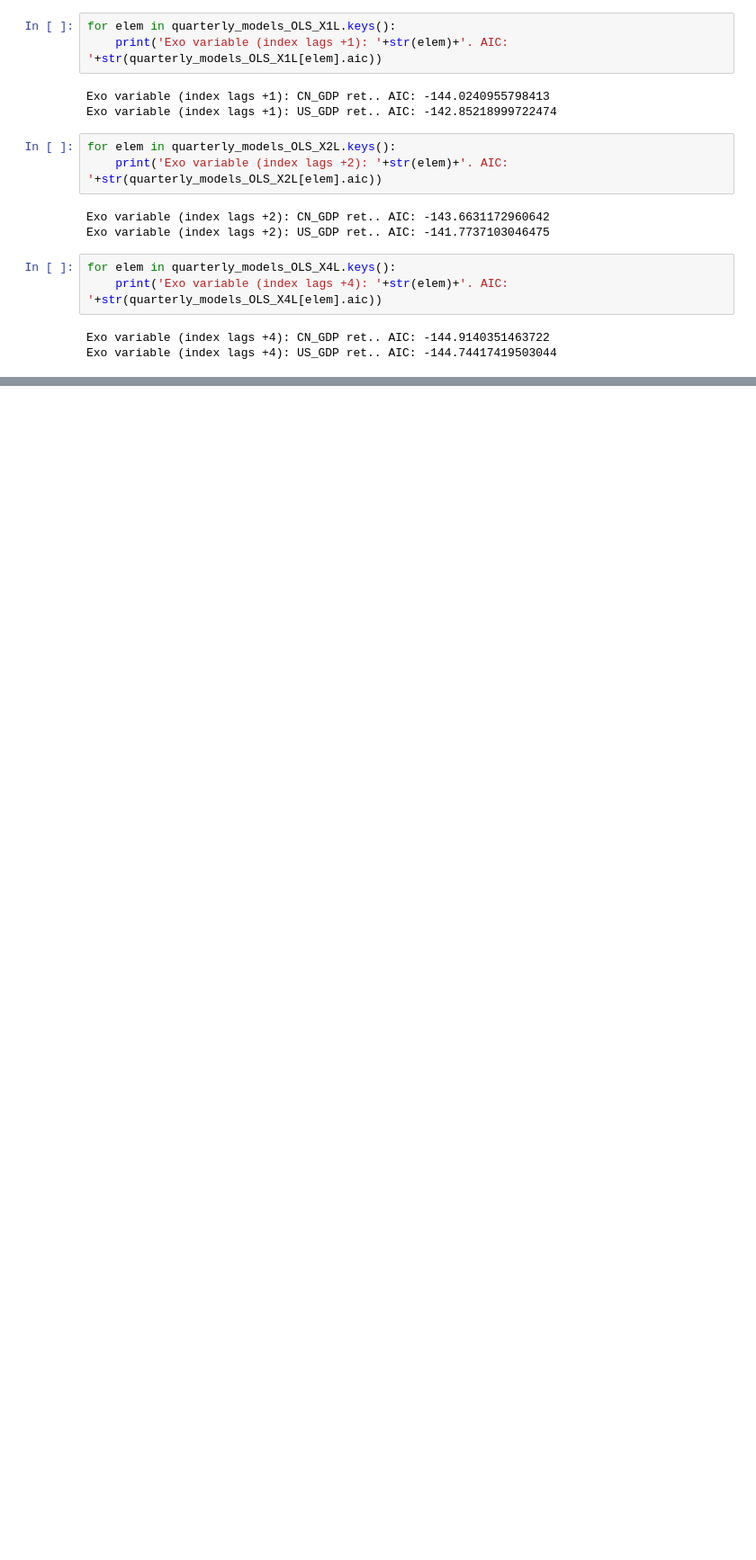
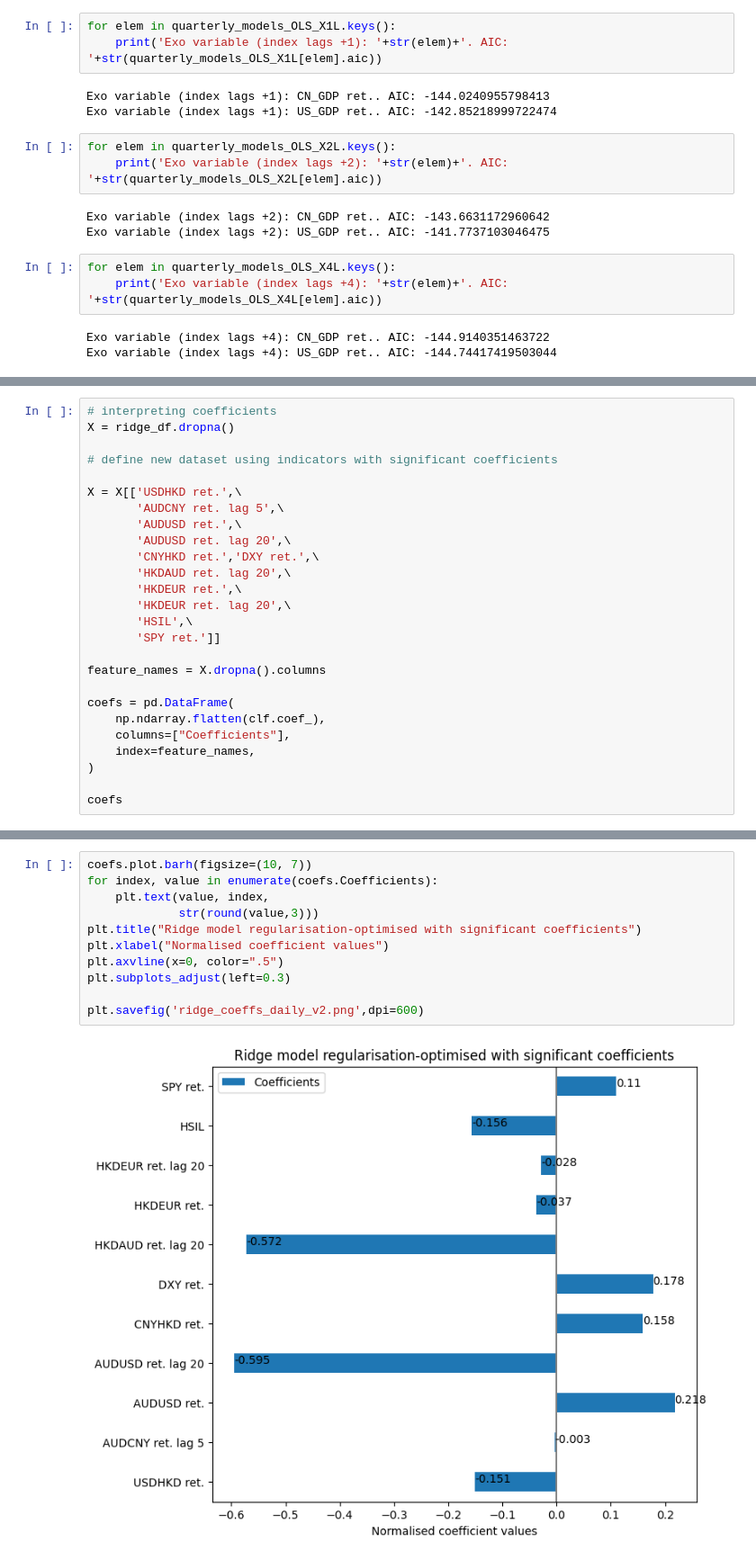
Before and after one commit to jjiaoyuwang/WQU-capstone, a Jupyter notebook: macro-appraisal.ipynb, the cells around one changed output, grey strips where cells are left out. Shown at 90% size. Drawn from its saved outputs; the diff is of its cells as text; blank space fills up the shorter version.

```diff
--- a/macro-appraisal.ipynb
+++ b/macro-appraisal.ipynb
@@ -1082,0 +1396,26 @@ Exo variable (index lags +4): US_GDP ret.. AIC: -144.74417419503044
+# %%
+# interpreting coefficients
+X = ridge_df.dropna()
+
+# define new dataset using indicators with significant coefficients
+
+X = X[['USDHKD ret.',\
+       'AUDCNY ret. lag 5',\
+       'AUDUSD ret.',\
+       'AUDUSD ret. lag 20',\
+       'CNYHKD ret.','DXY ret.',\
+       'HKDAUD ret. lag 20',\
+       'HKDEUR ret.',\
+       'HKDEUR ret. lag 20',\
+       'HSIL',\
+       'SPY ret.']]
+
+feature_names = X.dropna().columns
+
+coefs = pd.DataFrame(
+    np.ndarray.flatten(clf.coef_),
+    columns=["Coefficients"],
+    index=feature_names,
+)
+
+coefs
@@ -1082,0 +1448,13 @@ Exo variable (index lags +4): US_GDP ret.. AIC: -144.74417419503044
+# %%
+coefs.plot.barh(figsize=(10, 7))
+for index, value in enumerate(coefs.Coefficients):
+    plt.text(value, index,
+             str(round(value,3)))
+plt.title("Ridge model regularisation-optimised with significant coefficients")
+plt.xlabel("Normalised coefficient values")
+plt.axvline(x=0, color=".5")
+plt.subplots_adjust(left=0.3)
+
+plt.savefig('ridge_coeffs_daily_v2.png',dpi=600)
+# %% [output]
+[figure, added]
```
Also changed, not shown: parts of 32 cells of this notebook, 18 other files.
